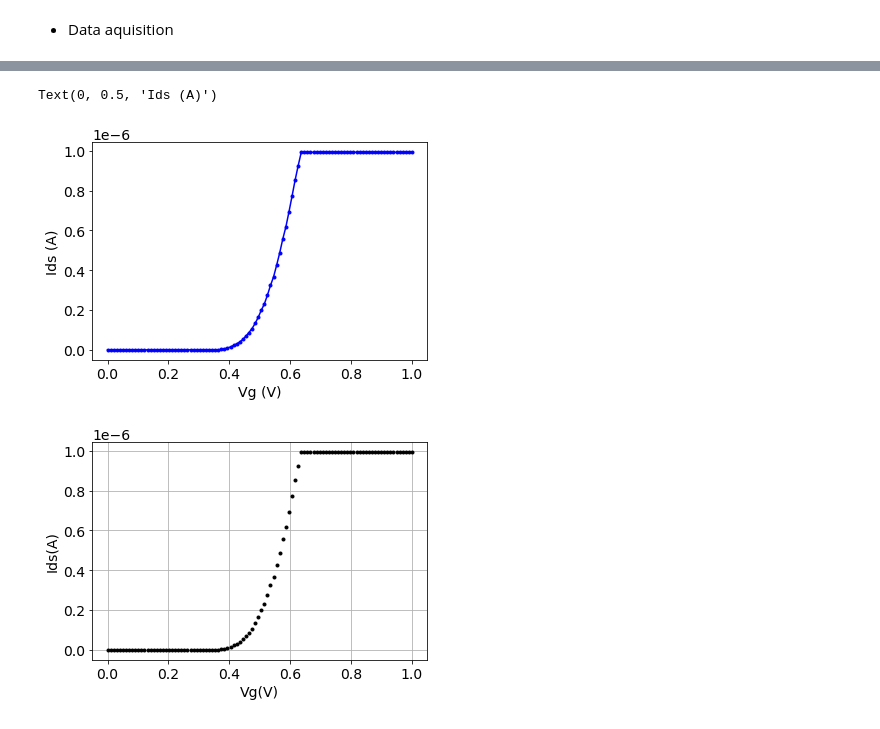
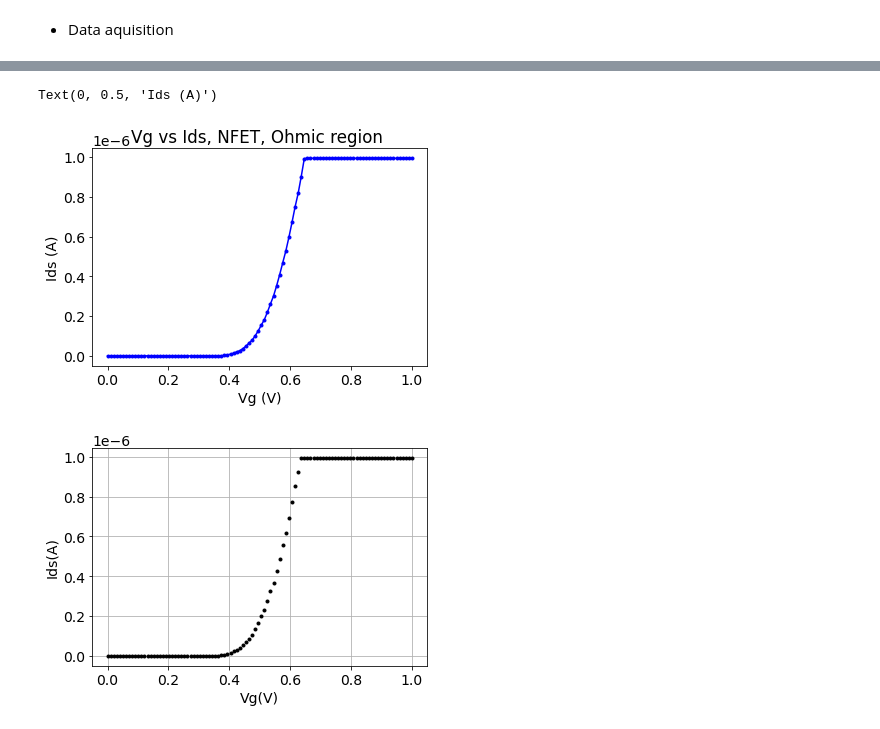
Before and after one commit to pbonazzi/21-10-neuromorphic-engineering, a Jupyter notebook: 2021_Lab2_AboveThr_NA_Pietro_Bonazzi_A.ipynb, the cells around one changed output, grey strips where cells are left out. Cells and saved outputs as stored; diff of their text form; code cells hidden in the pictures.

```diff
--- a/2021_Lab2_AboveThr_NA_Pietro_Bonazzi_A.ipynb
+++ b/2021_Lab2_AboveThr_NA_Pietro_Bonazzi_A.ipynb
@@ -413,12 +413,13 @@ Offset Is0_n: 4.63867166899945e-09 A
 # %%
 # plot in linear scale
 plt.rcParams.update({'font.size': 14})
 plt.plot(Vg_sets,Is_sets,'.b-')
+plt.title('Vg vs Ids, NFET, Ohmic region ')
 plt.xlabel('Vg (V)')
 plt.ylabel('Ids (A)')
 # %% [output]
 Text(0, 0.5, 'Ids (A)')
-[figure, old version]
+[figure, new version]
 # %%
 # if the data looks nice, save it!
 Lab2_data_nFETVgIds_Omic = [Vg_sets.reshape(number),Is_sets.reshape(number)]
```
Also changed, not shown: parts of 11 cells of this notebook.
